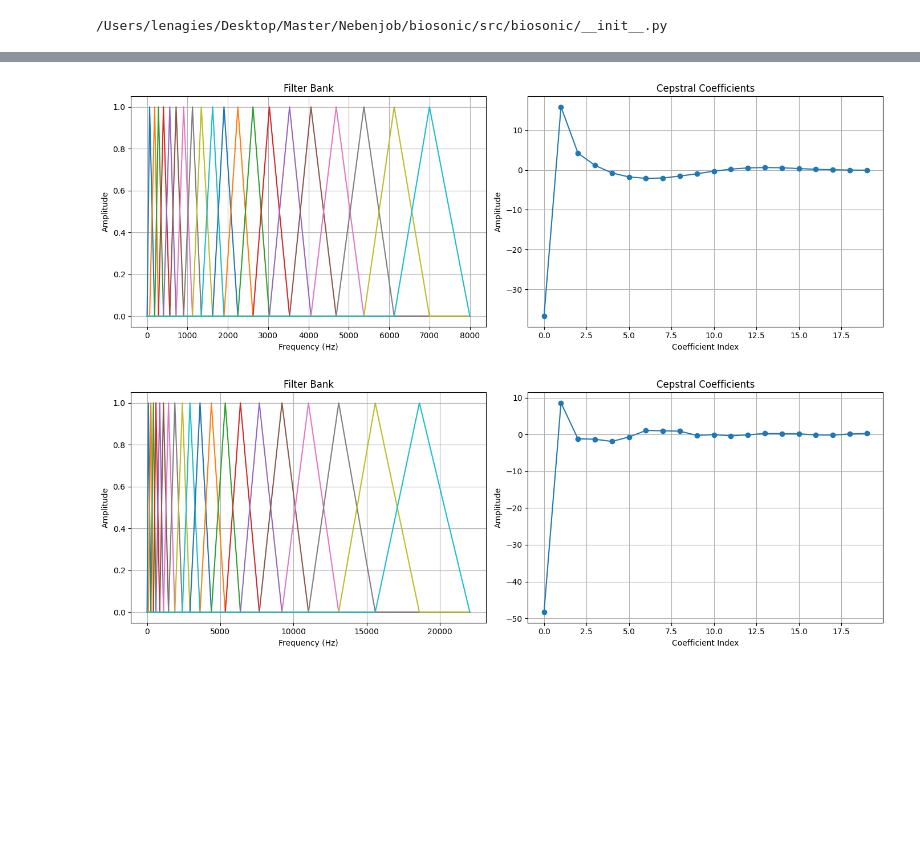
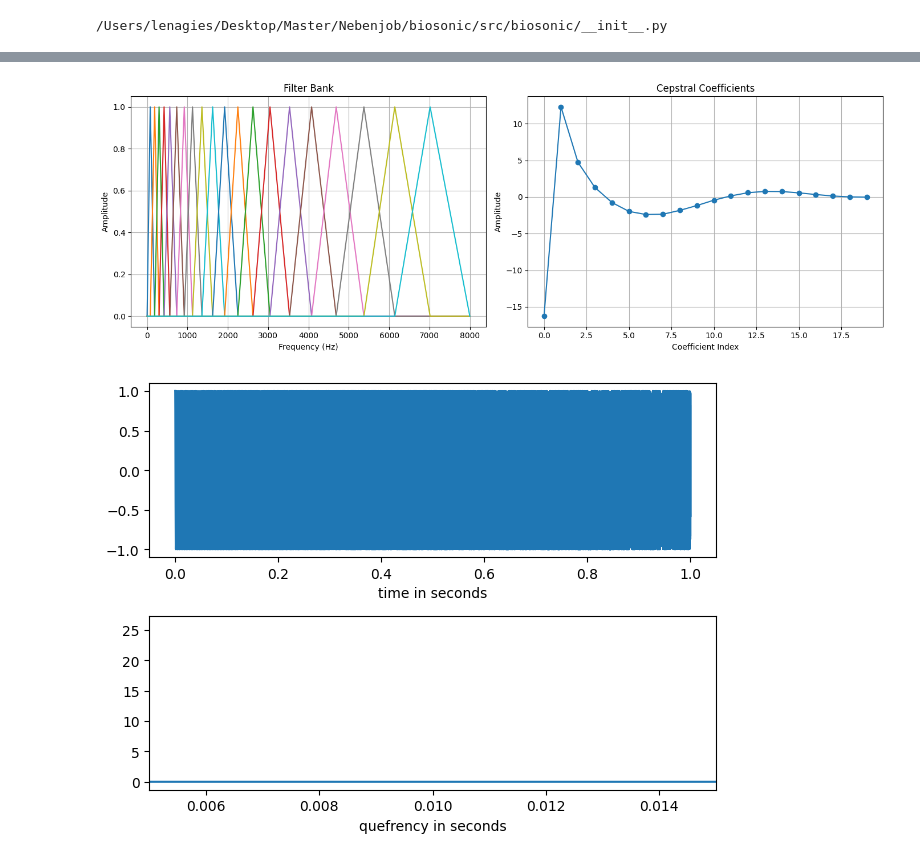
Before and after one commit to lgies23/biosonic, a Jupyter notebook: src/biosonic/test_plots.ipynb, the cells around one changed output, grey strips where cells are left out. Cells and saved outputs as stored; diff of their text form; code cells hidden in the pictures; blank space fills up the shorter version.

```diff
--- a/src/biosonic/test_plots.ipynb
+++ b/src/biosonic/test_plots.ipynb
@@ -47,5 +69,5 @@ TypeError: Dimensions of C (20, 203) should be one smaller than X(203) and Y(257
 # %%
-fbanks = mel_filterbank(n_filters, n_fft, sr)
+fbanks, _ = mel_filterbank(n_filters, n_fft, sr)
 ceps = cepstral_coefficients(x, sr, n_fft, n_filters, n_ceps)
 plot_filterbank_and_cepstrum(
         fbanks,
@@ -55,19 +77,11 @@ plot_filterbank_and_cepstrum(
         fmax=None,
         title_prefix="")
 # %% [output]
-[figure, old version]
+[figure, new version]
 # %%
-fbanks = mel_filterbank(n_filters, n_fft, signal_.sr)
-ceps = cepstral_coefficients(signal_.data, signal_.sr, n_fft, n_filters, n_ceps)
-plot_filterbank_and_cepstrum(
-        fbanks,
-        signal_.sr,
-        n_fft,
-        ceps,
-        fmax=None,
-        title_prefix="")
+plot_cepstrum(x, sr)
 # %% [output]
-[figure, old version]
+[figure, new version]
 # %%
 sr = 20
 n_fft = 128
```
Also changed, not shown: parts of 14 cells of this notebook, 5 other files.
